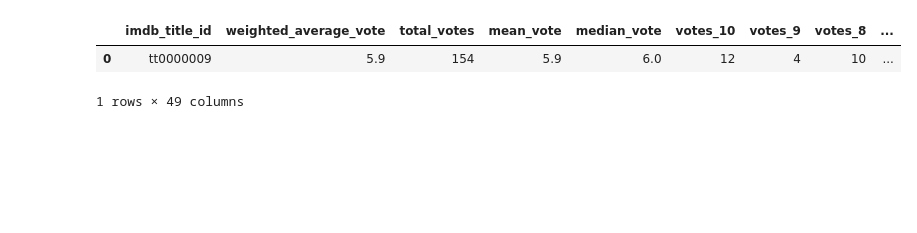
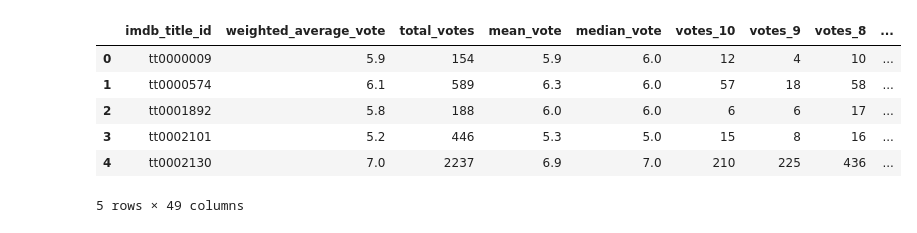
Before and after one commit to emmobley63/ETL-Group6-Movies, a Jupyter notebook: ETL-movies.ipynb, the cells around one changed output. Saved outputs shown, nothing was run; the diff lists cells and outputs as text; code cells hidden in the pictures; blank space fills up the shorter version.

```diff
--- a/ETL-movies.ipynb
+++ b/ETL-movies.ipynb
@@ -2,10 +2,15 @@
 import pandas as pd
 from sqlalchemy import create_engine
 # %%
+#Reading IMDB_rating csv file
 ratings = "Resources/IMDb_ratings.csv"
 imdb_ratings_df = pd.read_csv(ratings)
-imdb_ratings_df.head(1)
+imdb_ratings_df.head()
 # %% [output]
 |  | imdb_title_id | weighted_average_vote | total_votes | mean_vote | median_vote | votes_10 | votes_9 | votes_8 | ... |
 | 0 | tt0000009 | 5.9 | 154 | 5.9 | 6.0 | 12 | 4 | 10 | ... |
+| 1 | tt0000574 | 6.1 | 589 | 6.3 | 6.0 | 57 | 18 | 58 | ... |
+| 2 | tt0001892 | 5.8 | 188 | 6.0 | 6.0 | 6 | 6 | 17 | ... |
+| 3 | tt0002101 | 5.2 | 446 | 5.3 | 5.0 | 15 | 8 | 16 | ... |
+| 4 | tt0002130 | 7.0 | 2237 | 6.9 | 7.0 | 210 | 225 | 436 | ... |
-1 rows × 49 columns
+5 rows × 49 columns
```
Also changed, not shown: parts of 19 cells of this notebook.
